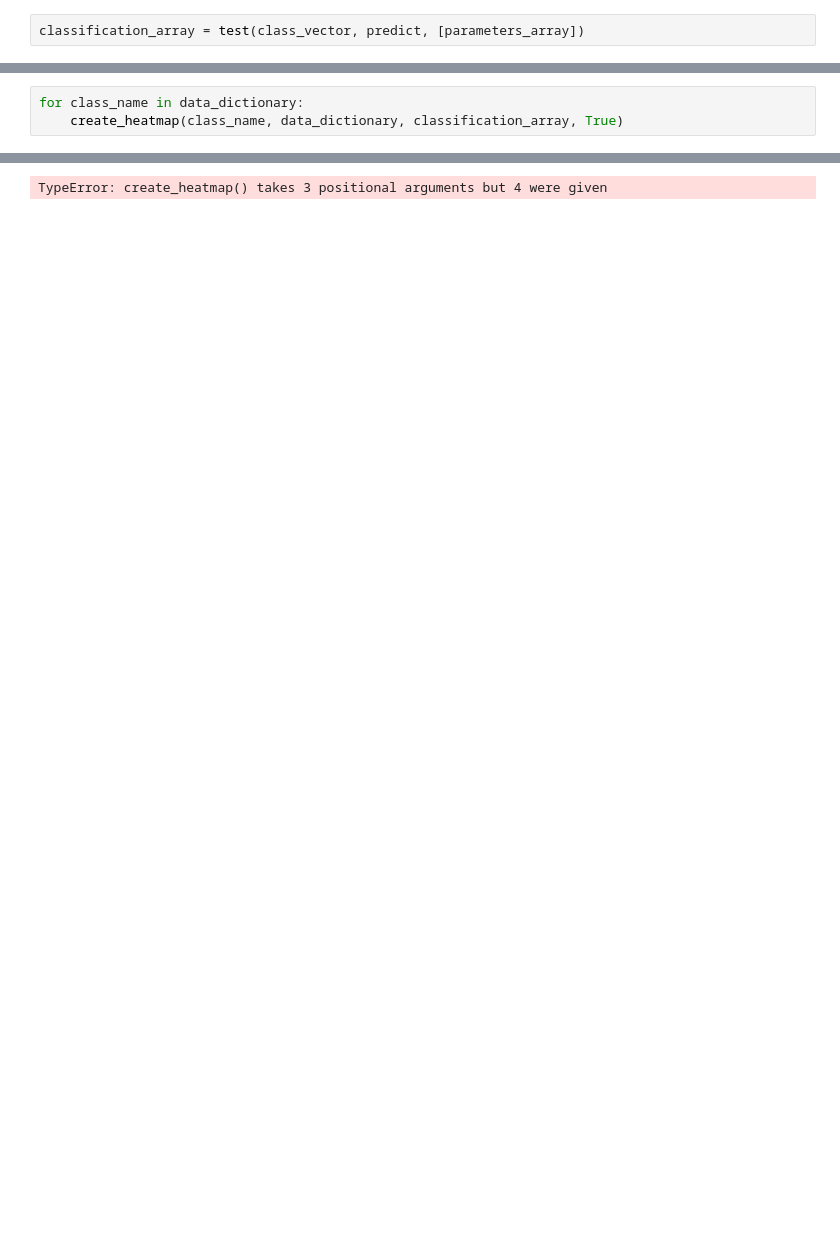
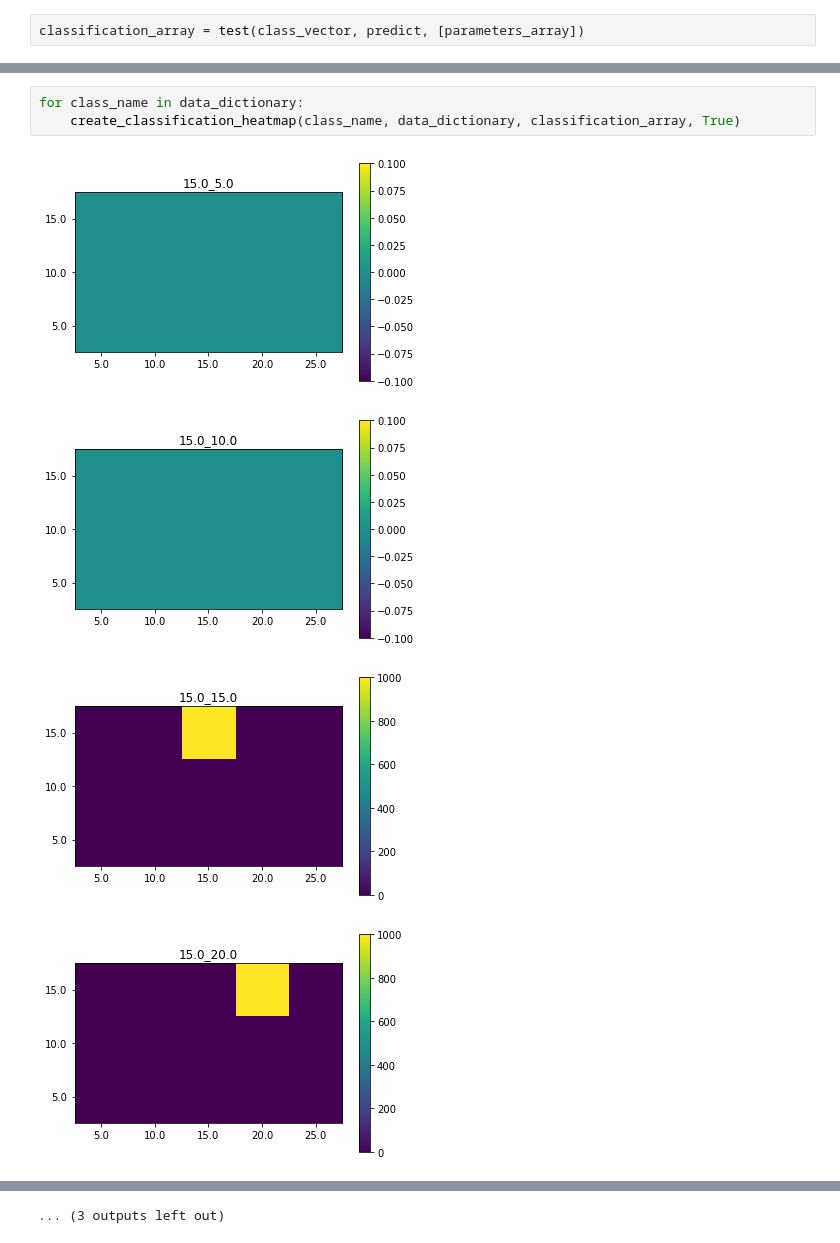
Before and after one commit to Mitchu727/Fingmap, a Jupyter notebook: Data/Classificator - SVM.ipynb, the cells around one changed output, grey strips where cells are left out. Drawn from its saved outputs; the diff is of its cells as text; blank space fills up the shorter version.

```diff
--- a/Data/Classificator - SVM.ipynb
+++ b/Data/Classificator - SVM.ipynb
@@ -183,4 +197,8 @@ for class_name in data_dictionary:
 # %%
 for class_name in data_dictionary:
-    create_heatmap(class_name, data_dictionary, classification_array, True)
+    create_classification_heatmap(class_name, data_dictionary, classification_array, True)
 # %% [output]
+[figure, added]
+[figure, added]
+[figure, added]
+[figure, added]
@@ -187 +213 @@ for class_name in data_dictionary:
-TypeError: create_heatmap() takes 3 positional arguments but 4 were given
+... (3 outputs left out)
```
Also changed, not shown: parts of 8 cells of this notebook, 1 other file.
